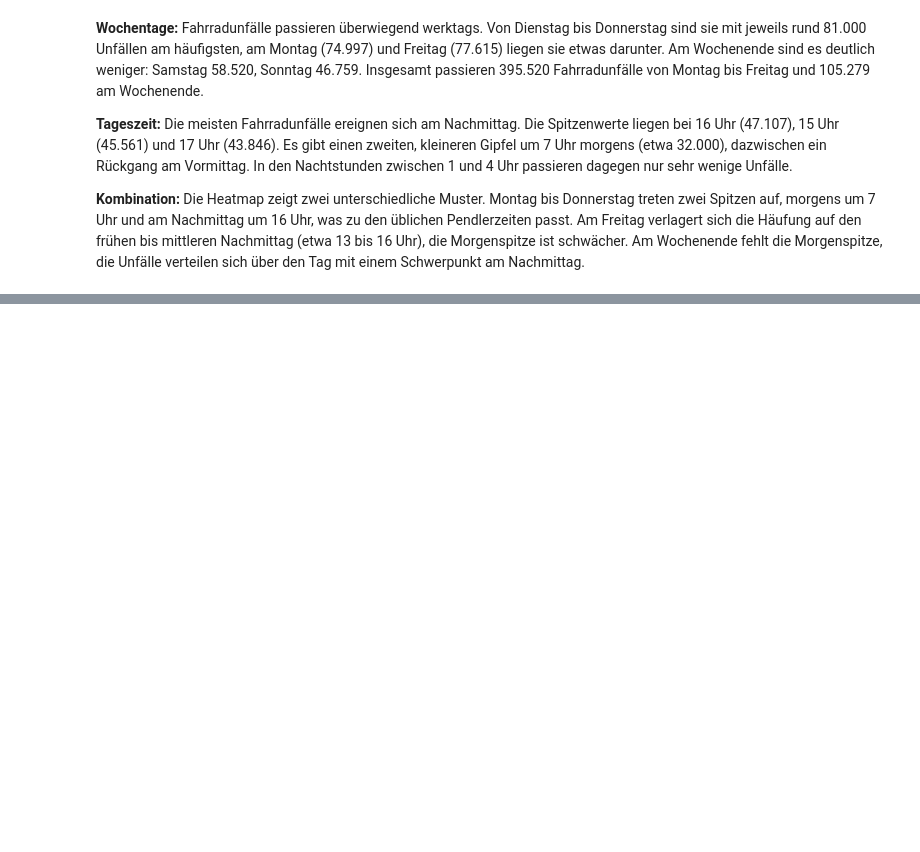
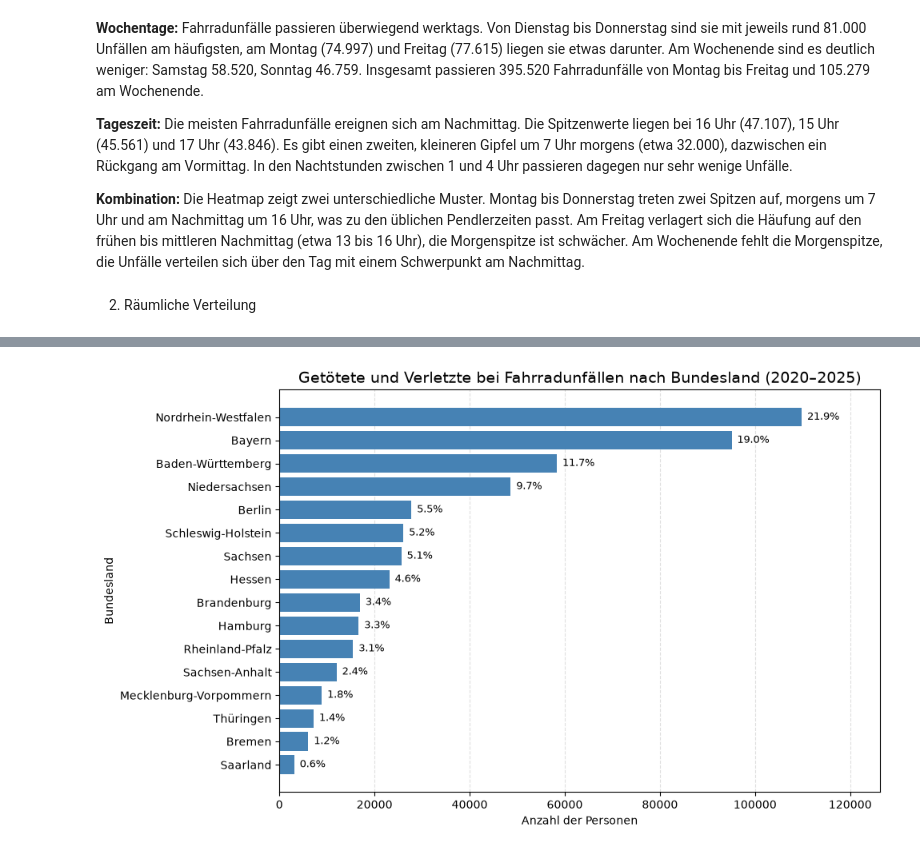
Before and after one commit to RogovaNatalia/Unfallorte_Projekt, a Jupyter notebook: analyse.ipynb, the cells around one changed output, grey strips where cells are left out. Saved outputs shown, nothing was run; the diff lists cells and outputs as text; code cells hidden in the pictures; blank space fills up the shorter version.

Commit message:
Block 2.1: Fahrradunfälle nach Bundesland

```diff
--- a/analyse.ipynb
+++ b/analyse.ipynb
@@ -244,3 +244,68 @@ ax.set_ylabel("Wochentag");
 **Tageszeit:** Die meisten Fahrradunfälle ereignen sich am Nachmittag. Die Spitzenwerte liegen bei 16 Uhr (47.107), 15 Uhr (45.561) und 17 Uhr (43.846). Es gibt einen zweiten, kleineren Gipfel um 7 Uhr morgens (etwa 32.000), dazwischen ein Rückgang am Vormittag. In den Nachtstunden zwischen 1 und 4 Uhr passieren dagegen nur sehr wenige Unfälle.
 
 **Kombination:** Die Heatmap zeigt zwei unterschiedliche Muster. Montag bis Donnerstag treten zwei Spitzen auf, morgens um 7 Uhr und am Nachmittag um 16 Uhr, was zu den üblichen Pendlerzeiten passt. Am Freitag verlagert sich die Häufung auf den frühen bis mittleren Nachmittag (etwa 13 bis 16 Uhr), die Morgenspitze ist schwächer. Am Wochenende fehlt die Morgenspitze, die Unfälle verteilen sich über den Tag mit einem Schwerpunkt am Nachmittag.
+# %% [markdown]
+2. Räumliche Verteilung
+# %%
+# 2.1 Fahrradunfälle nach Bundesland
+
+laender = {
+    1: "Schleswig-Holstein",
+    2: "Hamburg",
+    3: "Niedersachsen",
+    4: "Bremen",
+    5: "Nordrhein-Westfalen",
+    6: "Hessen",
+    7: "Rheinland-Pfalz",
+    8: "Baden-Württemberg",
+    9: "Bayern",
+    10: "Saarland",
+    11: "Berlin",
+    12: "Brandenburg",
+    13: "Mecklenburg-Vorpommern",
+    14: "Sachsen",
+    15: "Sachsen-Anhalt",
+    16: "Thüringen",
+}
+
+df_rad["Bundesland"] = df_rad["ULAND"].map(laender)
+
+land_gesamt = (df_rad["Bundesland"].value_counts().to_frame(name="Gesamt").sort_values("Gesamt", ascending=False))
+
+# Prozentualer Anteil am Gesamtwert Deutschlands
+land_gesamt["Anteil (%)"] = (land_gesamt["Gesamt"] / land_gesamt["Gesamt"].sum()* 100).round(2)
+print(land_gesamt)
+
+# Balkendiagramm
+fig, ax = plt.subplots(figsize=(10, 6))
+
+bars = ax.barh(land_gesamt.index, land_gesamt["Gesamt"], color="steelblue")
+
+# Prozentangaben rechts neben den Balken
+for bar, prozent in zip(bars, land_gesamt["Anteil (%)"]):
+    ax.annotate(
+        f"{prozent:.1f}%",
+        xy=(
+            bar.get_width(),
+            bar.get_y() + bar.get_height() / 2
+        ),
+        xytext=(5, 0),
+        textcoords="offset points",
+        ha="left",
+        va="center",
+        fontsize=9
+    )
+
+ax.set_title(
+    "Getötete und Verletzte bei Fahrradunfällen "
+    "nach Bundesland (2020–2025)",
+    fontsize=14
+)
+ax.set_xlabel("Anzahl der Personen")
+ax.set_ylabel("Bundesland")
+ax.invert_yaxis()
+ax.set_xlim(0, land_gesamt["Gesamt"].max() * 1.15)
+ax.grid(axis="x", linestyle="--", alpha=0.4)
+ax.set_axisbelow(True)
+plt.tight_layout();
+# %% [output]
@@ -246,0 +330 @@ ax.set_ylabel("Wochentag");
+[figure, added]
```
Also changed, not shown: parts of 1 cell of this notebook.
